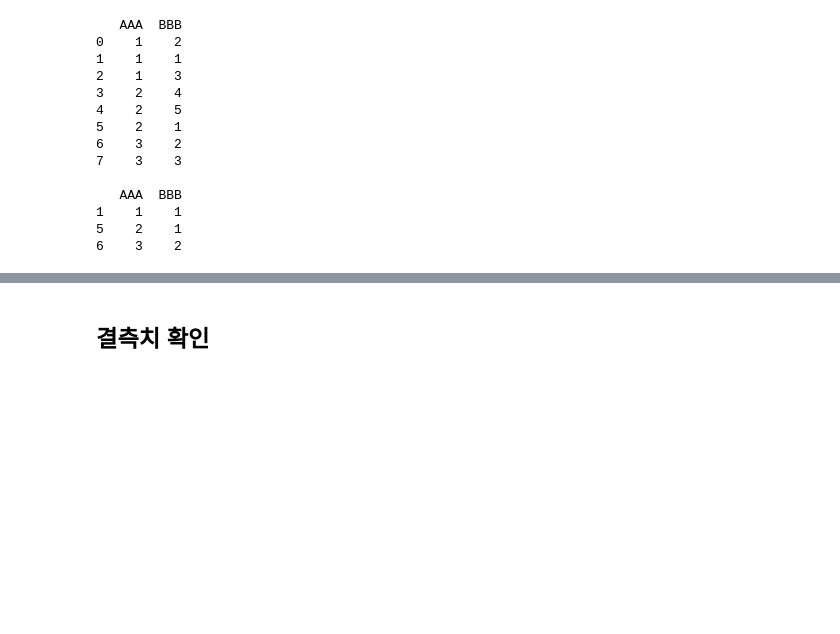
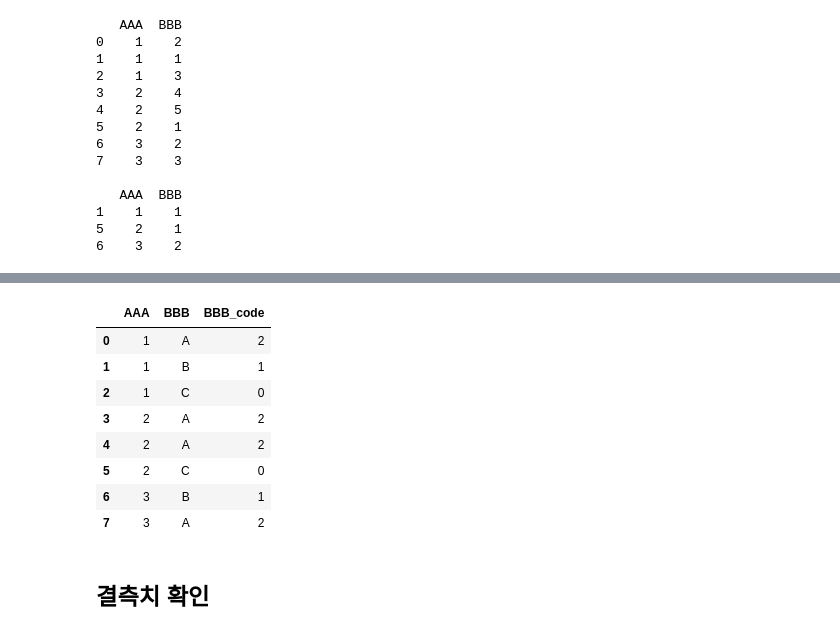
Before and after one commit to dhrim/hongik_2021, a Jupyter notebook: material/library/pandas.ipynb, the cells around one changed output, grey strips where cells are left out. Cells and saved outputs as stored; diff of their text form; code cells hidden in the pictures; blank space fills up the shorter version.

```diff
--- a/material/library/pandas.ipynb
+++ b/material/library/pandas.ipynb
@@ -949,3 +1015,20 @@ print(df.loc[df.groupby("AAA")["BBB"].idxmin()])
+# %%
+types = [ "C", "B", "A" ]
+df.BBB = pd.Categorical(df.BBB, categories=types, ordered=True)
+# %%
+df['BBB_code'] = df.BBB.cat.codes
+# %%
+df
+# %% [output]
+|  | AAA | BBB | BBB_code |
+| 0 | 1 | A | 2 |
+| 1 | 1 | B | 1 |
+| 2 | 1 | C | 0 |
+| 3 | 2 | A | 2 |
+| 4 | 2 | A | 2 |
+| 5 | 2 | C | 0 |
+| 6 | 3 | B | 1 |
+| 7 | 3 | A | 2 |
 # %% [markdown]
 ## 결측치 확인
 # %% [markdown]
```
Also changed, not shown: parts of 16 cells of this notebook.
